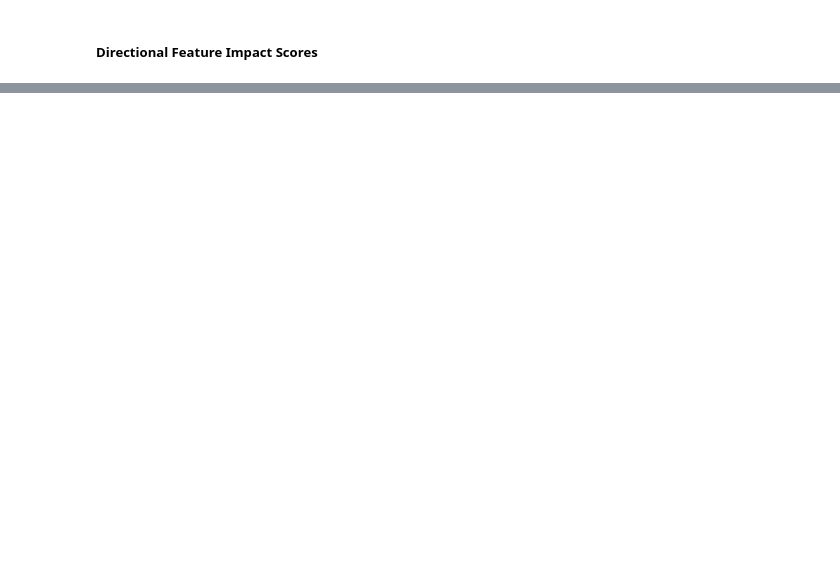
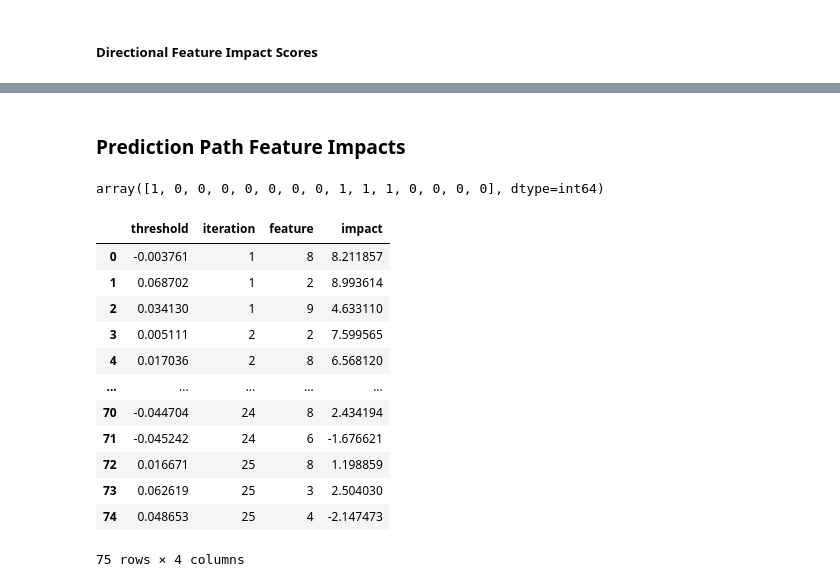
Before and after one commit to cf6600/feature-tracking-gbt, a Jupyter notebook: functions_sanity_test.ipynb, the cells around one changed output, grey strips where cells are left out. Drawn from its saved outputs; the diff is of its cells as text; code cells hidden in the pictures; blank space fills up the shorter version.

```diff
--- a/functions_sanity_test.ipynb
+++ b/functions_sanity_test.ipynb
@@ -280,0 +289,23 @@ plt.show()
+# %% [markdown]
+### Prediction Path Feature Impacts
+# %%
+gbr.estimators_[0][0].decision_path(X_test[0].reshape(1, -1)).toarray()[0]
+# %% [output]
+array([1, 0, 0, 0, 0, 0, 0, 0, 1, 1, 1, 0, 0, 0, 0], dtype=int64)
+# %%
+df_impacts = gbr.get_prediction_feature_impacts(X_test[0].reshape(1, -1))
+df_impacts
+# %% [output]
+|  | threshold | iteration | feature | impact |
+| 0 | -0.003761 | 1 | 8 | 8.211857 |
+| 1 | 0.068702 | 1 | 2 | 8.993614 |
+| 2 | 0.034130 | 1 | 9 | 4.633110 |
+| 3 | 0.005111 | 2 | 2 | 7.599565 |
+| 4 | 0.017036 | 2 | 8 | 6.568120 |
+| ... | ... | ... | ... | ... |
+| 70 | -0.044704 | 24 | 8 | 2.434194 |
+| 71 | -0.045242 | 24 | 6 | -1.676621 |
+| 72 | 0.016671 | 25 | 8 | 1.198859 |
+| 73 | 0.062619 | 25 | 3 | 2.504030 |
+| 74 | 0.048653 | 25 | 4 | -2.147473 |
+75 rows × 4 columns
```
Also changed, not shown: parts of 16 cells of this notebook, 1 other file.
